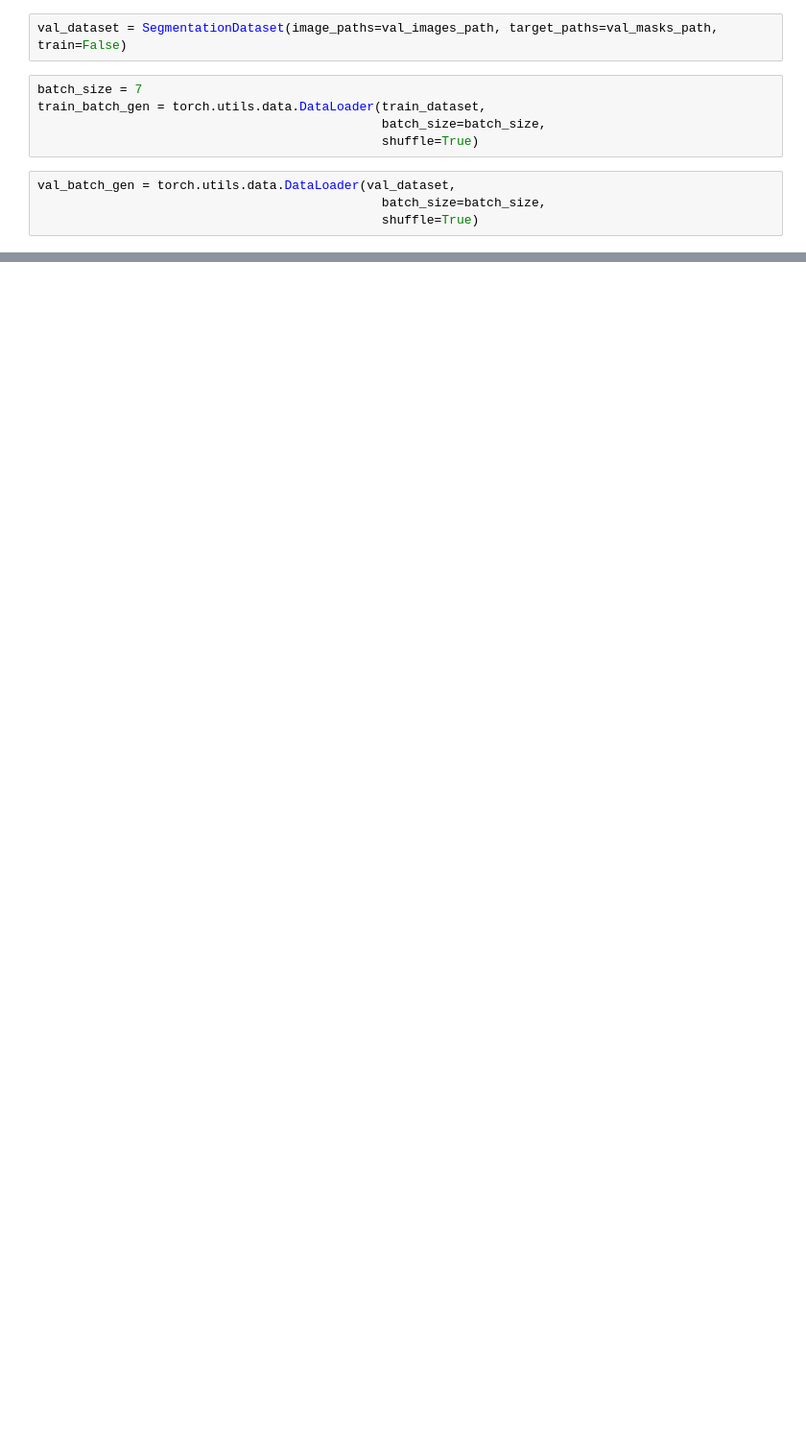
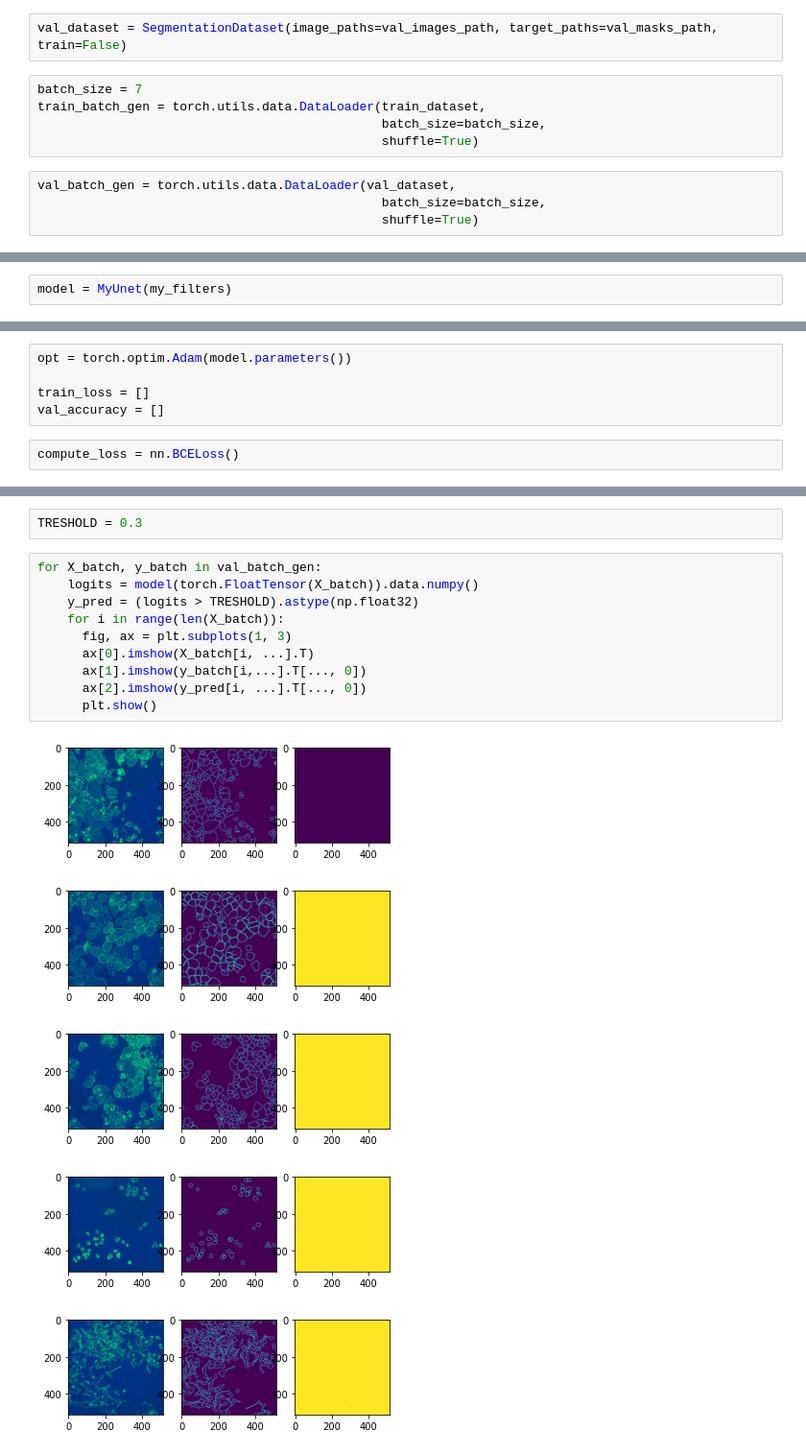
Before and after one commit to iamblobfish/banana-ml, a Jupyter notebook: lesson2_3/segmentation.ipynb, the cells around one changed output, grey strips where cells are left out. Shown at 96% size. Cells and saved outputs as stored; diff of their text form; blank space fills up the shorter version.

```diff
--- a/lesson2_3/segmentation.ipynb
+++ b/lesson2_3/segmentation.ipynb
@@ -274,0 +241,2 @@ for i in range(7):
+# %%
+model = MyUnet(my_filters)
@@ -274,0 +248,7 @@ for i in range(7):
+# %%
+opt = torch.optim.Adam(model.parameters())
+
+train_loss = []
+val_accuracy = []
+# %%
+compute_loss = nn.BCELoss()
@@ -274,0 +304,18 @@ for i in range(7):
+# %%
+TRESHOLD = 0.3
+# %%
+for X_batch, y_batch in val_batch_gen:
+    logits = model(torch.FloatTensor(X_batch)).data.numpy()
+    y_pred = (logits > TRESHOLD).astype(np.float32)
+    for i in range(len(X_batch)):
+      fig, ax = plt.subplots(1, 3)
+      ax[0].imshow(X_batch[i, ...].T)
+      ax[1].imshow(y_batch[i,...].T[..., 0])
+      ax[2].imshow(y_pred[i, ...].T[..., 0])
+      plt.show()
+# %% [output]
+[figure, added]
+[figure, added]
+[figure, added]
+[figure, added]
+[figure, added]
```
Also changed, not shown: parts of 34 cells of this notebook.
